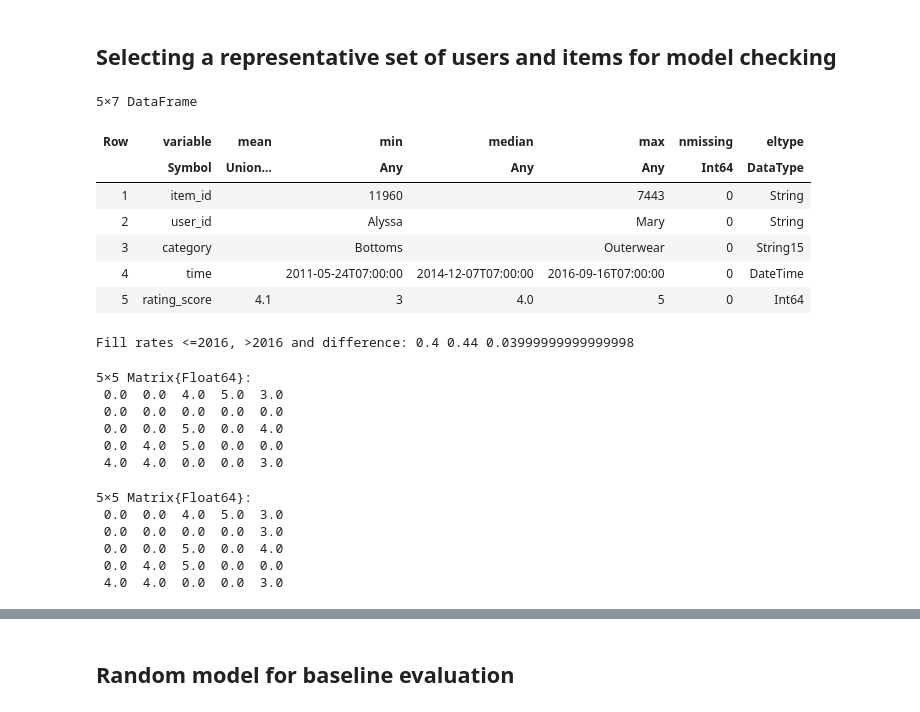
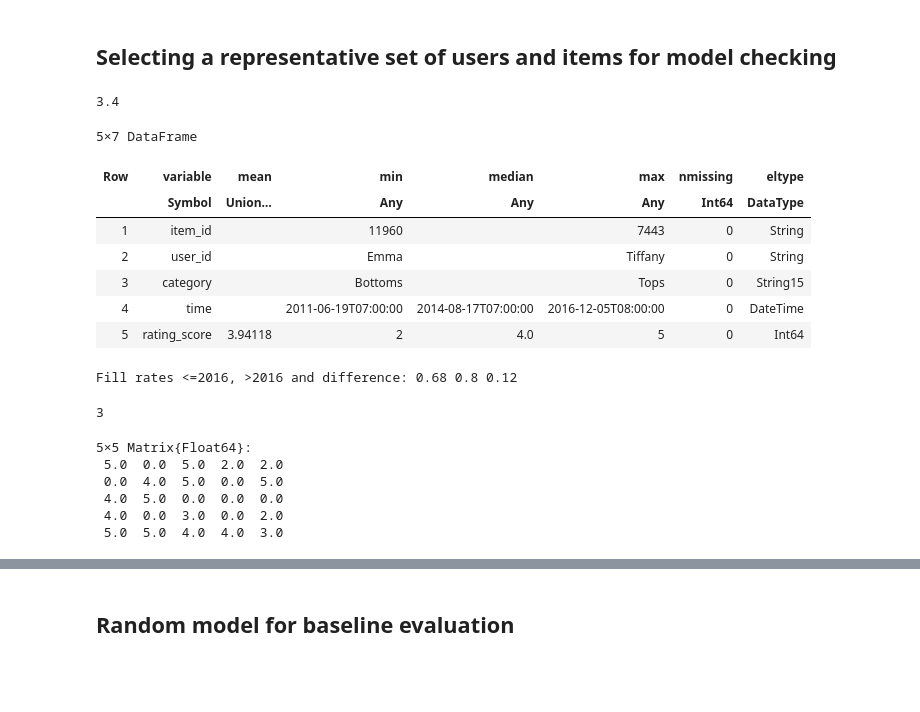
Before and after one commit to JustBeYou/unibuc-master-ai, a Jupyter notebook: probabilistic_programming/Project 1.ipynb, the cells around one changed output, grey strips where cells are left out. Cells and saved outputs as stored; diff of their text form; code cells hidden in the pictures; blank space fills up the shorter version.

```diff
--- a/probabilistic_programming/Project 1.ipynb
+++ b/probabilistic_programming/Project 1.ipynb
@@ -354,14 +355,10 @@ function sample_reviews_of_size(df, time_interval, n_size, min_user_activity, mi
     # split the time period in two (before mid_year and after)
     reviews_pre_mid_year = reviews_between(df, start_year, mid_year)
     reviews_after_mid_year = reviews_between(df, mid_year + 1, end_year)
-    @assert nrow(reviews_pre_mid_year) == 70287
-    @assert nrow(reviews_after_mid_year) == 29606
 
     # find the users that have reviews in both
     user_intersect = Set(intersection(reviews_pre_mid_year.user_id, reviews_after_mid_year.user_id))
     available_ratings = filter(:user_id => in(user_intersect), reviews_pre_mid_year)
-    @assert length(user_intersect) == 2786
-    @assert nrow(available_ratings) == 19837
 
     # find active users before _mid_year
     active_users_pre_mid_year = set_of_filter_by_treshold(reviews_pre_mid_year, :user_id, min_user_activity)
@@ -384,45 +381,48 @@ function sample_reviews_of_size(df, time_interval, n_size, min_user_activity, mi
     last_item = sort([parse(Int, x) for x in Set(all_items_of_sample.item_id)])[n_size]
     all_items_of_sample = filter(:item_id => i -> parse(Int, i) <= last_item, all_items_of_sample)
     sample_items = [i for i in Set(all_items_of_sample.item_id)]
     @assert length(sample_items) == n_size
 
     # sample reviews of n_size users and n_size items
     sample_reviews = @pipe filter(:user_id => in(sample_users), reviews_pre_mid_year) |>
                      filter(:item_id => in(sample_items), _)
 
     # calculate the maximum overlapping items between users
     overlapping_mean = @pipe groupby(sample_reviews, :item_id) |>
         combine(_, nrow => :overlapping) |>
-        df -> maximum(df.overlapping)
-    @assert max_expected_overlapping > overlapping_mean >= min_expected_overlapping
+        df -> mean(df.overlapping)
+    println(overlapping_mean)
+    @assert max_expected_overlapping > overlapping_mean
+    @assert overlapping_mean >= min_expected_overlapping
 
     return sample_reviews, sample_users, sample_items, overlapping_mean
 end
 
 
-activity_threshold = 18             # select users with at least that many reviews
-popularity_threshold = 6            # select items with at least that many reviews
-min_overlapping = 2                 # how many items are shared among users on average (min)
-max_overlapping = 4                 # ... (max)
-sample_size = 5                     # how many users to select
+activity_threshold = 20             # select users with at least that many reviews
+popularity_threshold = 180            # select items with at least that many reviews
+min_overlapping = 2                  # how many items are shared among users on average (min)
+max_overlapping = 5                 # ... (max)
+sample_size = 5                      # how many users to select
 time_interval = [2010, 2016, 2020]  # first half of the interval knows the known samples ("train set"),
                                     # the other the ones to be predicted ("test set")
 
 known_sample_reviews, sample_users, sample_items, overlapping_mean = sample_reviews_of_size(
     ratings_df, time_interval, sample_size, activity_threshold, popularity_threshold, min_overlapping, max_overlapping
 )
 all_sample_reviews = @pipe reviews_between(ratings_df, time_interval[1], time_interval[3]) |> filter(:user_id => in(Set(sample_users)), _) |> filter(:item_id => in(Set(sample_items)), _)
 
 describe(known_sample_reviews)
 # %% [output]
-5×7 DataFrame
+3.4
+5×7 DataFrame
 | Row | variable | mean | min | median | max | nmissing | eltype |
 |  | Symbol | Union… | Any | Any | Any | Int64 | DataType |
 | 1 | item_id |  | 11960 |  | 7443 | 0 | String |
-| 2 | user_id |  | Alyssa |  | Mary | 0 | String |
-| 3 | category |  | Bottoms |  | Outerwear | 0 | String15 |
-| 4 | time |  | 2011-05-24T07:00:00 | 2014-12-07T07:00:00 | 2016-09-16T07:00:00 | 0 | DateTime |
-| 5 | rating_score | 4.1 | 3 | 4.0 | 5 | 0 | Int64 |
+| 2 | user_id |  | Emma |  | Tiffany | 0 | String |
+| 3 | category |  | Bottoms |  | Tops | 0 | String15 |
+| 4 | time |  | 2011-06-19T07:00:00 | 2014-08-17T07:00:00 | 2016-12-05T08:00:00 | 0 | DateTime |
+| 5 | rating_score | 3.94118 | 2 | 4.0 | 5 | 0 | Int64 |
 # %%
 fill_rate(matrix) = length(findnz(matrix)[1]) / length(matrix)
 
@@ -453,22 +453,18 @@ println("Fill rates <=" * string(time_interval[2]) * ", >" * string(time_interva
 @assert fillrate_pre_known_date < 0.7
 @assert fillrate_after_known_date - fillrate_pre_known_date > 0.03
 # %% [output]
-Fill rates <=2016, >2016 and difference: 0.4 0.44 0.03999999999999998
+Fill rates <=2016, >2016 and difference: 0.68 0.8 0.12
-# %%
-collect(known_interaction_matrix)
-# %% [output]
-5×5 Matrix{Float64}:
- 0.0  0.0  4.0  5.0  3.0
- 0.0  0.0  0.0  0.0  0.0
- 0.0  0.0  5.0  0.0  4.0
- 0.0  4.0  5.0  0.0  0.0
- 4.0  4.0  0.0  0.0  3.0
-# %%
-collect(all_interaction_matrix)
-# %% [output]
-5×5 Matrix{Float64}:
- 0.0  0.0  4.0  5.0  3.0
- 0.0  0.0  0.0  0.0  3.0
- 0.0  0.0  5.0  0.0  4.0
- 0.0  4.0  5.0  0.0  0.0
- 4.0  4.0  0.0  0.0  3.0
+# %%
+x = collect(all_interaction_matrix) - collect(known_interaction_matrix)
+length(x[x .> 0])
+# %% [output]
+3
+# %%
+collect(known_interaction_matrix)
+# %% [output]
+5×5 Matrix{Float64}:
+ 5.0  0.0  5.0  2.0  2.0
+ 0.0  4.0  5.0  0.0  5.0
+ 4.0  5.0  0.0  0.0  0.0
+ 4.0  0.0  3.0  0.0  2.0
+ 5.0  5.0  4.0  4.0  3.0
```
Also changed, not shown: parts of 26 cells of this notebook.
